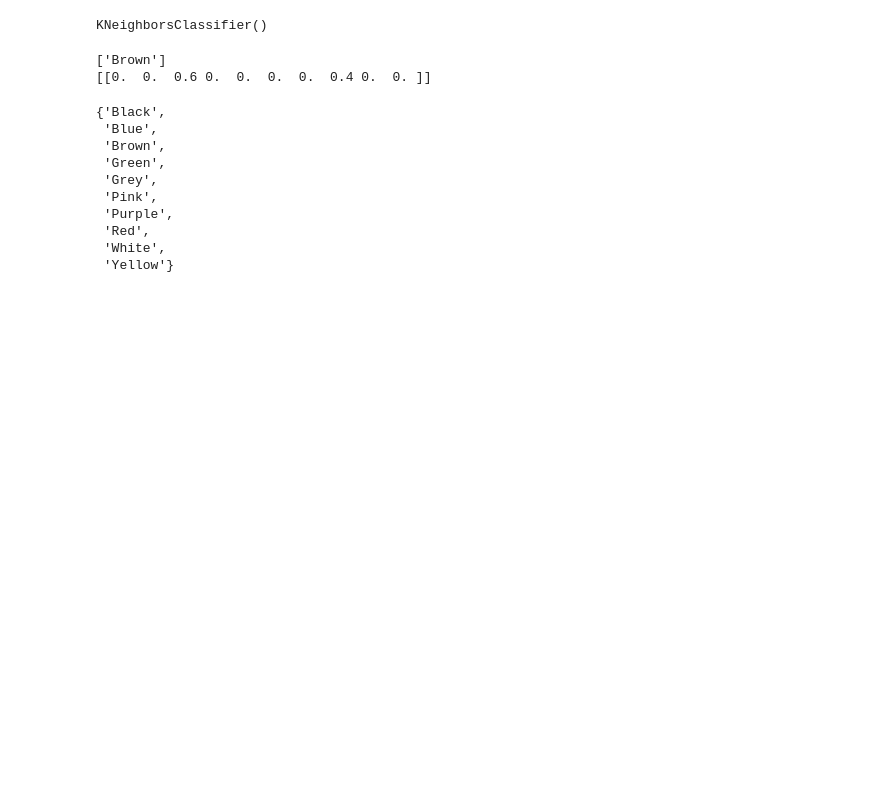
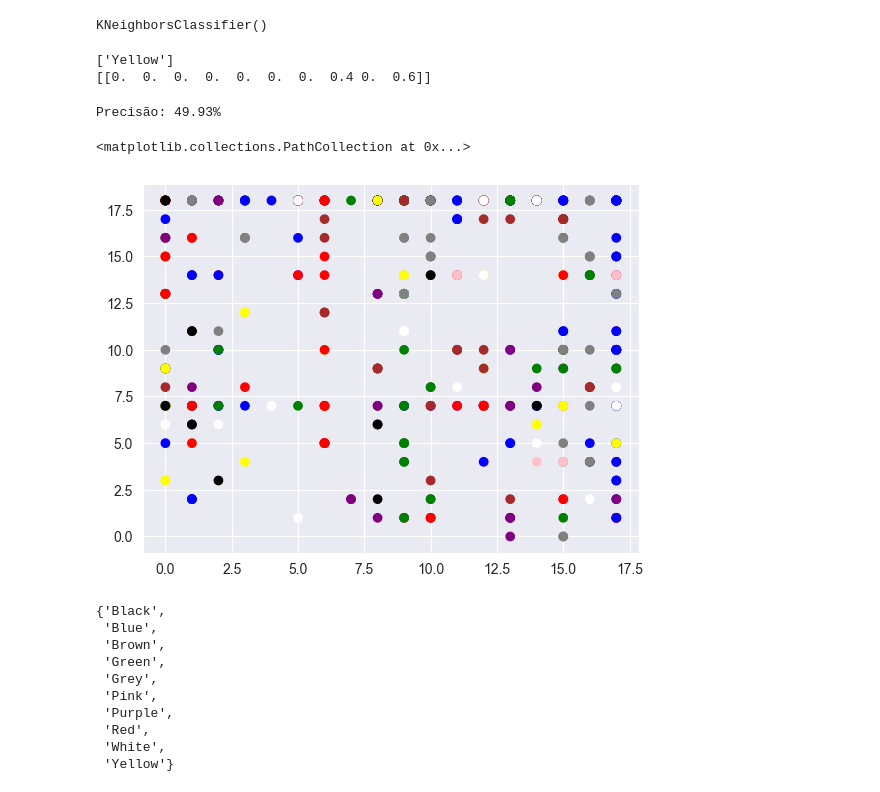
Before and after one commit to quirino717/IA-e-aprendizado-de-m-quina, a Jupyter notebook: projeto/regressao.ipynb, the cells around one changed output. Cells and saved outputs as stored; diff of their text form; code cells hidden in the pictures; blank space fills up the shorter version.

```diff
--- a/projeto/regressao.ipynb
+++ b/projeto/regressao.ipynb
@@ -188,11 +193,21 @@ knn.fit(tipos, pokedex.Color)
 # %% [output]
 KNeighborsClassifier()
 # %%
-print((knn.predict([[6, 18]])))
-print(knn.predict_proba([[6, 18]]))
+print((knn.predict([[3, 18]])))
+print(knn.predict_proba([[3, 18]]))
 # %% [output]
-['Brown']
-[[0.  0.  0.6 0.  0.  0.  0.  0.4 0.  0. ]]
+['Yellow']
+[[0.  0.  0.  0.  0.  0.  0.  0.4 0.  0.6]]
+# %%
+# mostra a precisão do KNN
+print(f"Precisão: {knn.score(tipos, pokedex.Color) * 100:.2f}%")
+# %% [output]
+Precisão: 49.93%
+# %%
+plt.scatter(tipoum, tipodois, c=pokedex.Color)
+# %% [output]
+<matplotlib.collections.PathCollection at 0x...>
+[figure, added]
 # %%
 set(pokedex.Color)
 # %% [output]
```
Also changed, not shown: parts of 3 cells of this notebook.
